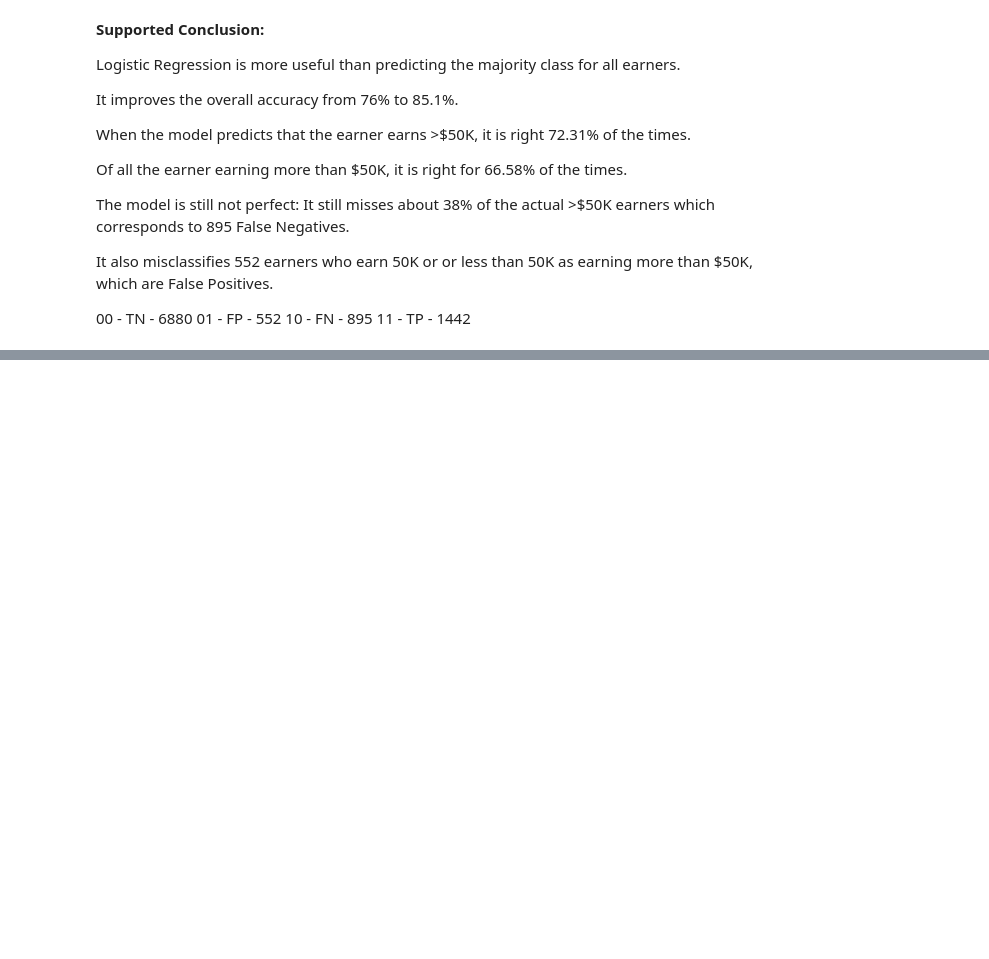
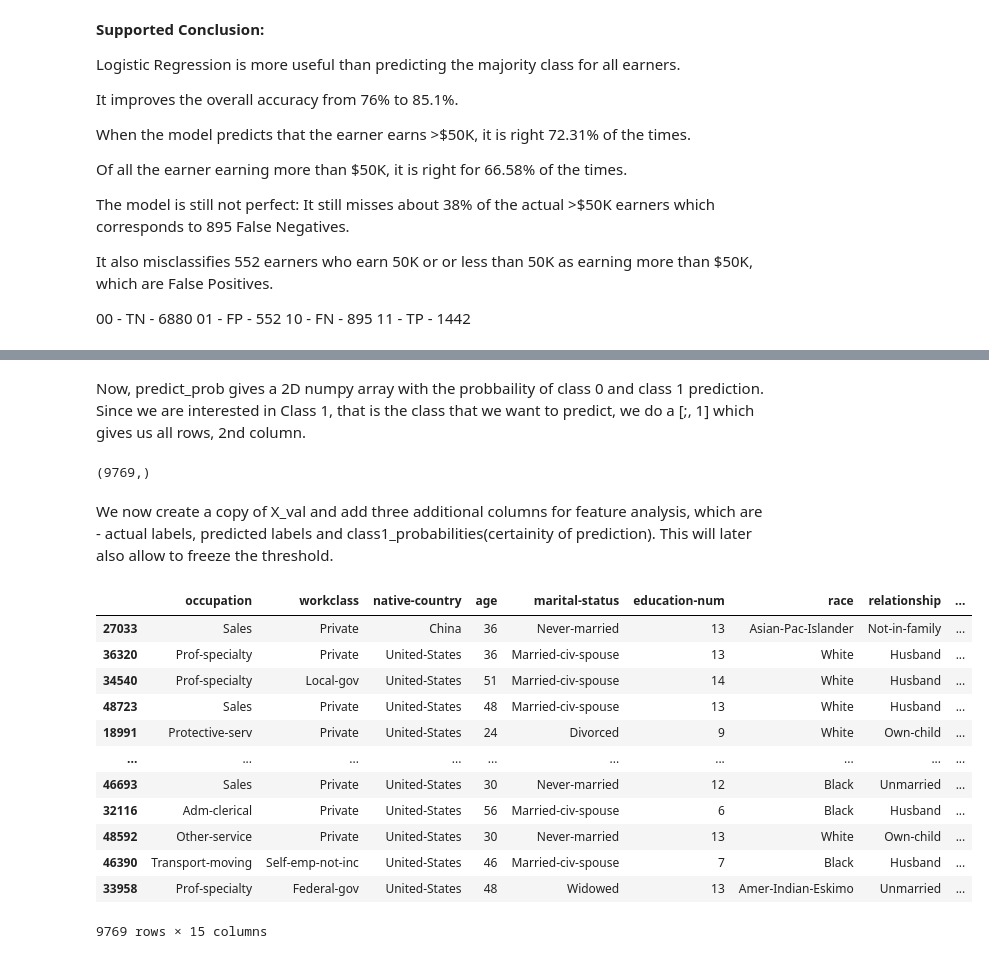
Before and after one commit to nikitask14/adult-income-classification, a Jupyter notebook: adult_income_classification.ipynb, the cells around one changed output, grey strips where cells are left out. Saved outputs shown, nothing was run; the diff lists cells and outputs as text; code cells hidden in the pictures; blank space fills up the shorter version.

Commit message:
Add failure analysis and freeze model decisions

```diff
--- a/adult_income_classification.ipynb
+++ b/adult_income_classification.ipynb
@@ -493,0 +500,31 @@ It also misclassifies 552 earners who earn 50K or  or less than 50K as earning m
+# %%
+class1_probabilities = val_prob[:,1]
+# %% [markdown]
+Now, predict_prob gives a 2D numpy array with the probbaility of class 0 and class 1 prediction. Since we are interested in Class 1, that is the class that we want to predict, we do a [;, 1] which gives us all rows, 2nd column.
+# %%
+class1_probabilities.shape
+# %% [output]
+(9769,)
+# %% [markdown]
+We now create a copy of X_val and add three additional columns for feature analysis, which are - actual labels, predicted labels and class1_probabilities(certainity of prediction). This will later also allow to freeze the threshold.
+# %%
+failure_analysis_table = X_val.copy()
+failure_analysis_table["actual_label"] = y_val
+failure_analysis_table["predicted_label"] = val_pred
+failure_analysis_table["class 1 Probabilities"] = class1_probabilities
+# %%
+failure_analysis_table
+# %% [output]
+|  | occupation | workclass | native-country | age | marital-status | education-num | race | relationship | ... |
+| 27033 | Sales | Private | China | 36 | Never-married | 13 | Asian-Pac-Islander | Not-in-family | ... |
+| 36320 | Prof-specialty | Private | United-States | 36 | Married-civ-spouse | 13 | White | Husband | ... |
+| 34540 | Prof-specialty | Local-gov | United-States | 51 | Married-civ-spouse | 14 | White | Husband | ... |
+| 48723 | Sales | Private | United-States | 48 | Married-civ-spouse | 13 | White | Husband | ... |
+| 18991 | Protective-serv | Private | United-States | 24 | Divorced | 9 | White | Own-child | ... |
+| ... | ... | ... | ... | ... | ... | ... | ... | ... | ... |
+| 46693 | Sales | Private | United-States | 30 | Never-married | 12 | Black | Unmarried | ... |
+| 32116 | Adm-clerical | Private | United-States | 56 | Married-civ-spouse | 6 | Black | Husband | ... |
+| 48592 | Other-service | Private | United-States | 30 | Never-married | 13 | White | Own-child | ... |
+| 46390 | Transport-moving | Self-emp-not-inc | United-States | 46 | Married-civ-spouse | 7 | Black | Husband | ... |
+| 33958 | Prof-specialty | Federal-gov | United-States | 48 | Widowed | 13 | Amer-Indian-Eskimo | Unmarried | ... |
+9769 rows × 15 columns
```
Also changed, not shown: parts of 17 cells of this notebook.
